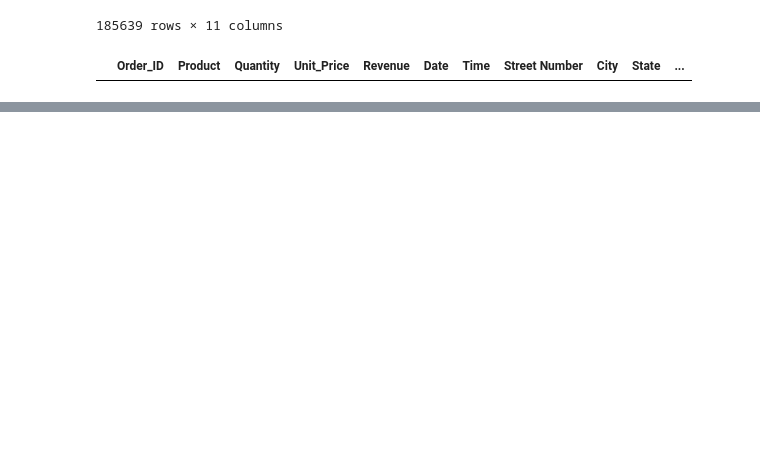
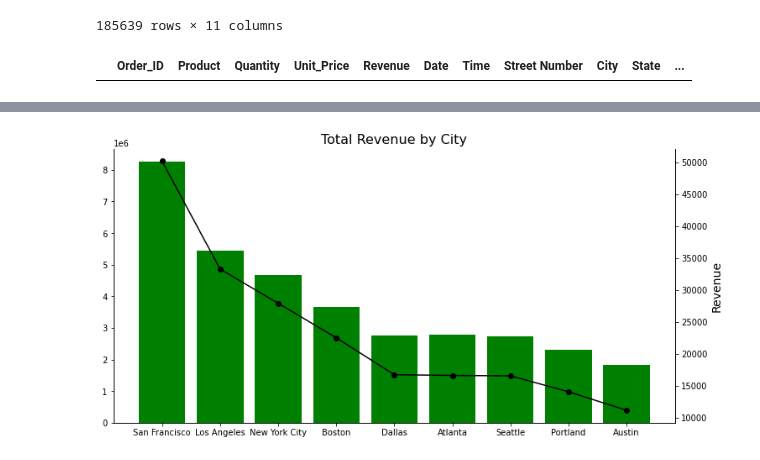
Before and after one commit to adunoluwa1/Product-Sales-Analysis, a Jupyter notebook: Sales_Data_Analysis.ipynb, the cells around one changed output, grey strips where cells are left out. Drawn from its saved outputs; the diff is of its cells as text; code cells hidden in the pictures; blank space fills up the shorter version.

```diff
--- a/Sales_Data_Analysis.ipynb
+++ b/Sales_Data_Analysis.ipynb
@@ -31,0 +124,15 @@ df[df.duplicated() == True]
+# %%
+Sales_by_City = df.groupby(df['City'])[['Quantity','Revenue']].sum().reset_index().sort_values('Quantity',ascending=False, ignore_index=True)
+# %%
+fig, ax = plt.subplots(figsize=(12,6))
+ax.bar(Sales_by_City.City, Sales_by_City.Revenue, color='g')
+ax2 = ax.twinx()
+ax2.plot(Sales_by_City.City, Sales_by_City.Quantity, 'o-k', scaley=True)
+plt.title('Total Revenue by City', fontsize=16)
+plt.xlabel('City', fontsize=14)
+plt.ylabel('Revenue', fontsize=14)
+# plt.xticks(Sales_by_City.City, ha='center')
+sns.despine(left=False, right=False, bottom=False)
+plt.show()
+# %% [output]
+[figure, added]
```
Also changed, not shown: parts of 14 cells of this notebook, 3 other files.
